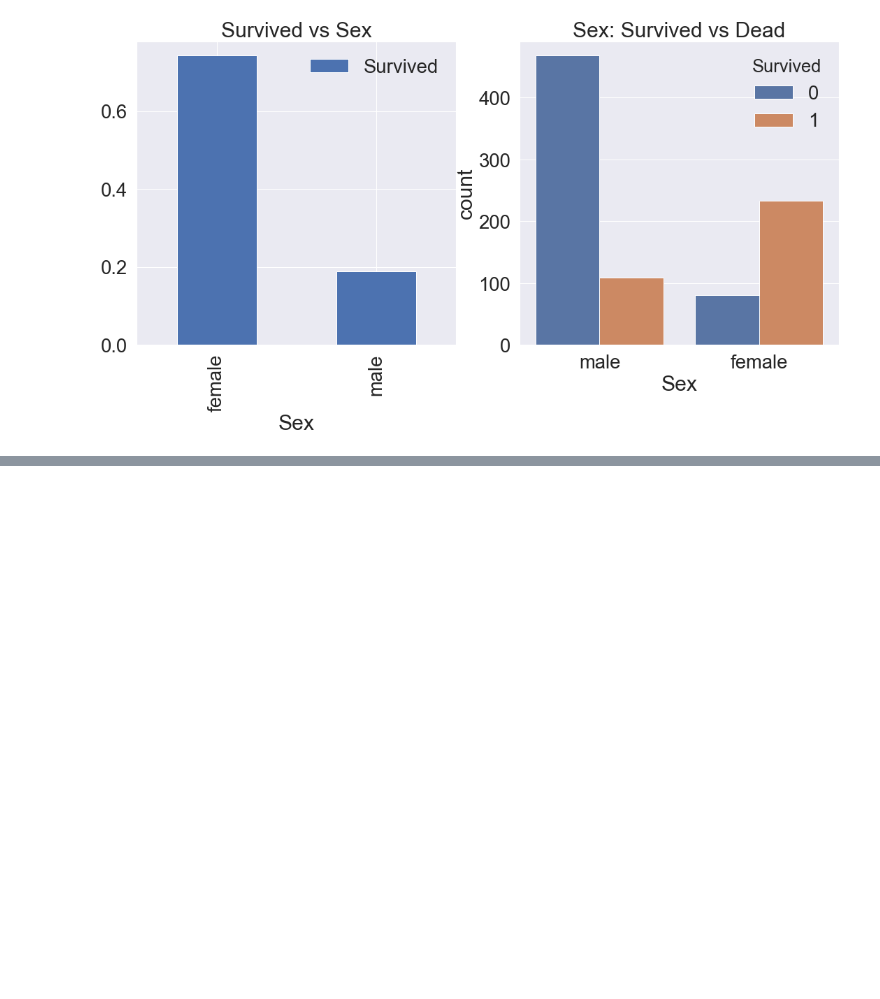
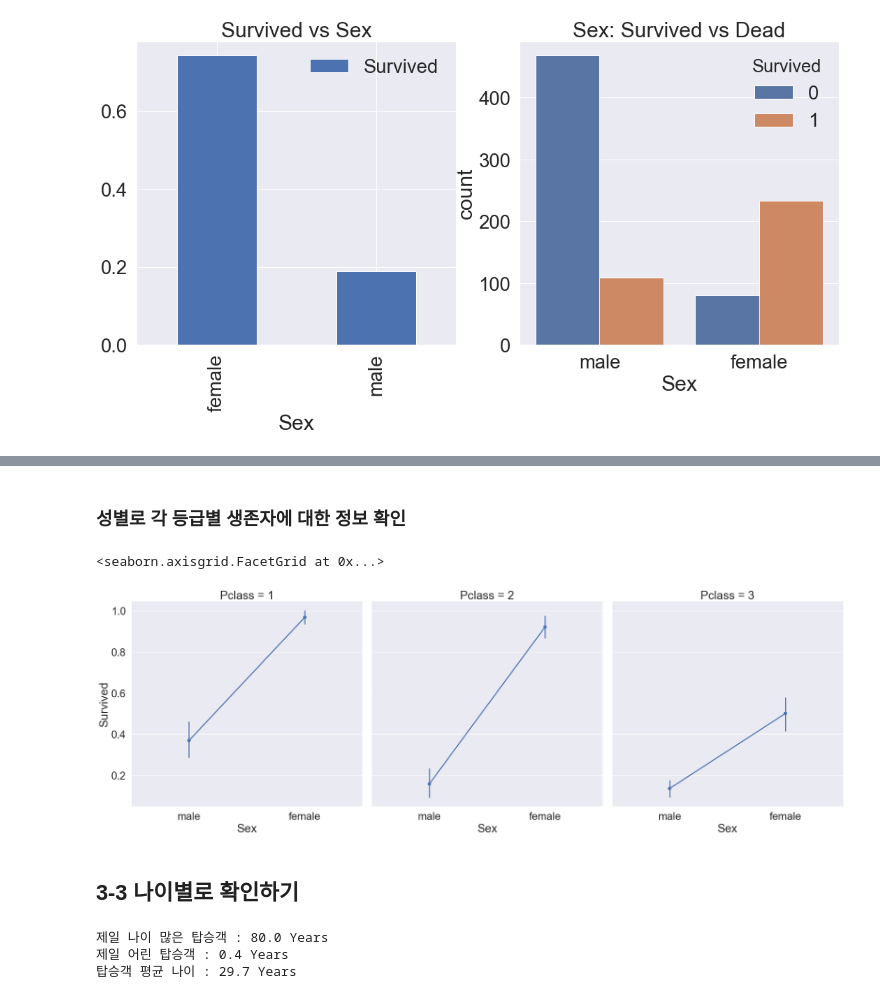
Before and after one commit to zerosum99/kaggle_study_bundang, a Jupyter notebook: 타이타닉.ipynb, the cells around one changed output, grey strips where cells are left out. Drawn from its saved outputs; the diff is of its cells as text; code cells hidden in the pictures; blank space fills up the shorter version.

```diff
--- a/타이타닉.ipynb
+++ b/타이타닉.ipynb
@@ -394,0 +420,17 @@ plt.show()
+# %% [markdown]
+### 성별로 각 등급별 생존자에 대한 정보 확인
+# %%
+sns.factorplot(x='Sex', y='Survived', col='Pclass',data=titanic, satureation=.5, size=9, aspect=1)
+# %% [output]
+<seaborn.axisgrid.FacetGrid at 0x...>
+[figure, added]
+# %% [markdown]
+## 3-3  나이별로 확인하기
+# %%
+print('제일 나이 많은 탑승객 : {:.1f} Years'.format(titanic['Age'].max()))
+print('제일 어린 탑승객 : {:.1f} Years'.format(titanic['Age'].min()))
+print('탑승객 평균 나이 : {:.1f} Years'.format(titanic['Age'].mean()))
+# %% [output]
+제일 나이 많은 탑승객 : 80.0 Years
+제일 어린 탑승객 : 0.4 Years
+탑승객 평균 나이 : 29.7 Years
```
Also changed, not shown: parts of 14 cells of this notebook.
